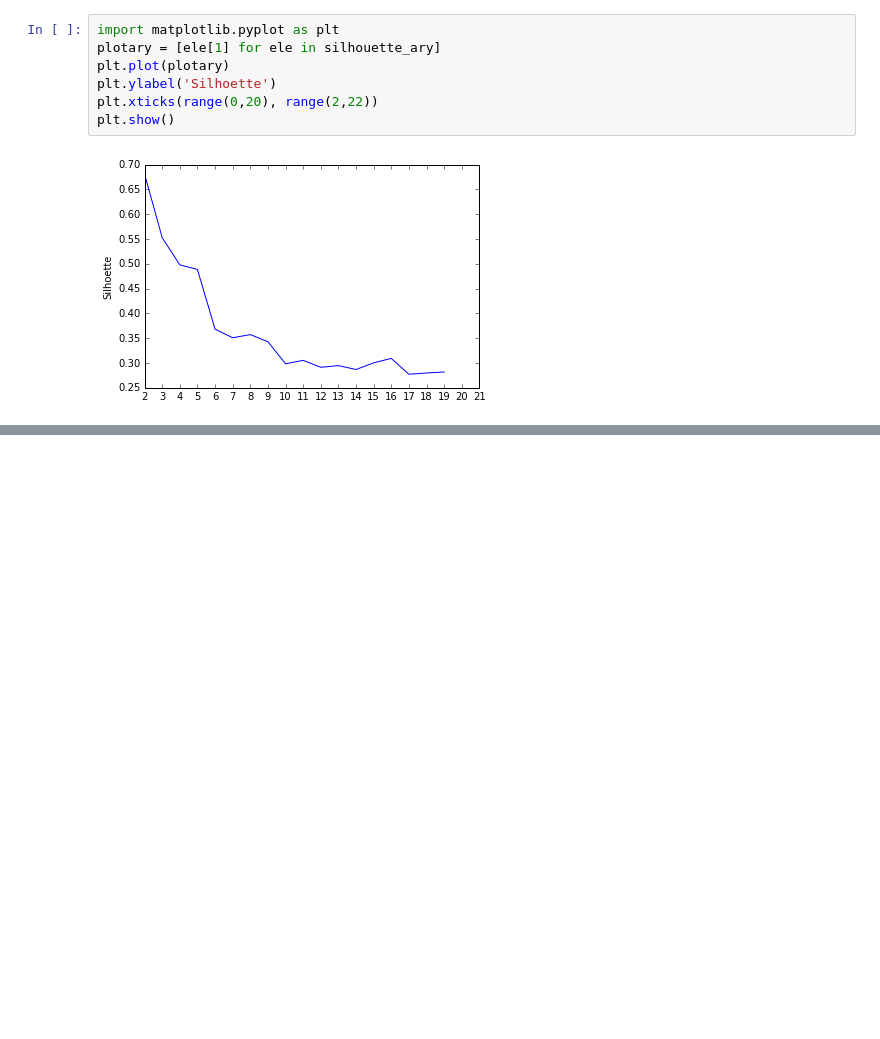
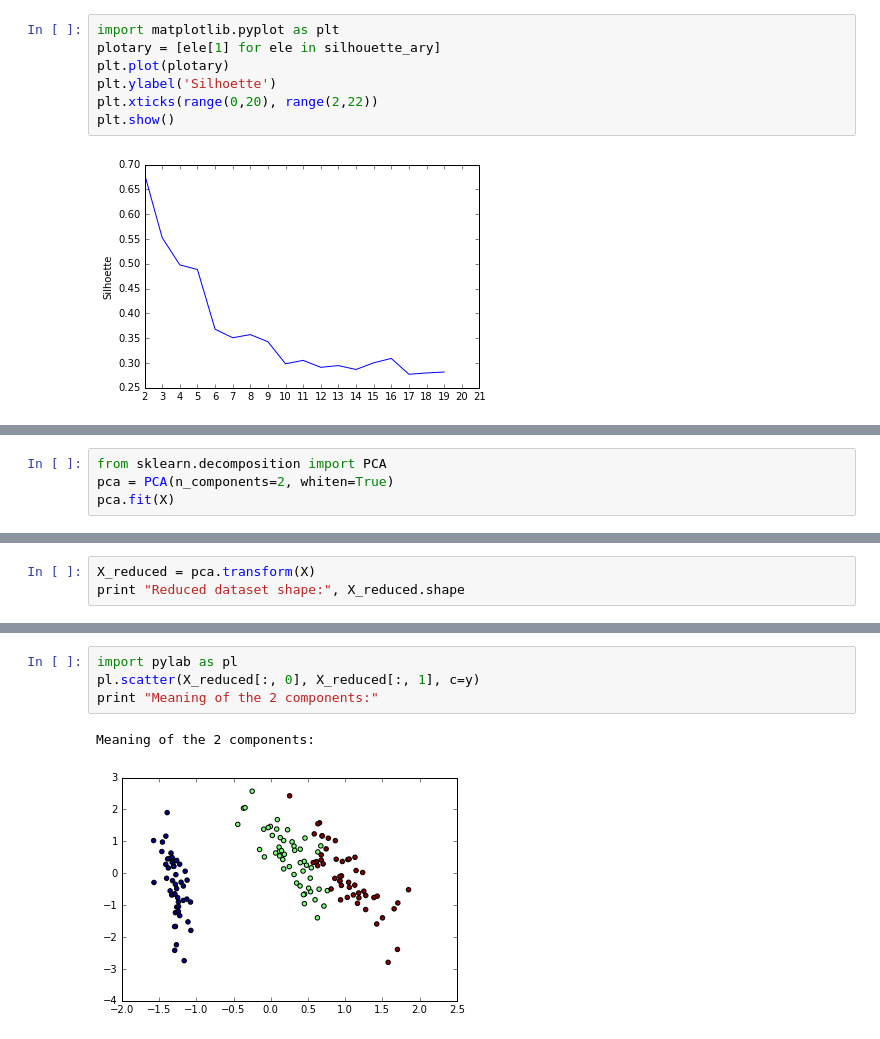
Before and after one commit to bcc2xp/2016NCCU, a Jupyter notebook: 20160323Demo.ipynb, the cells around one changed output, grey strips where cells are left out. Drawn from its saved outputs; the diff is of its cells as text; blank space fills up the shorter version.

```diff
--- a/20160323Demo.ipynb
+++ b/20160323Demo.ipynb
@@ -223,0 +237,4 @@ plt.show()
+# %%
+from sklearn.decomposition import PCA
+pca = PCA(n_components=2, whiten=True)
+pca.fit(X)
@@ -223,0 +243,3 @@ plt.show()
+# %%
+X_reduced = pca.transform(X)
+print "Reduced dataset shape:", X_reduced.shape
@@ -223,0 +261,7 @@ plt.show()
+# %%
+import pylab as pl
+pl.scatter(X_reduced[:, 0], X_reduced[:, 1], c=y)
+print "Meaning of the 2 components:"
+# %% [output]
+Meaning of the 2 components:
+[figure, added]
```
Also changed, not shown: parts of 12 cells of this notebook.
